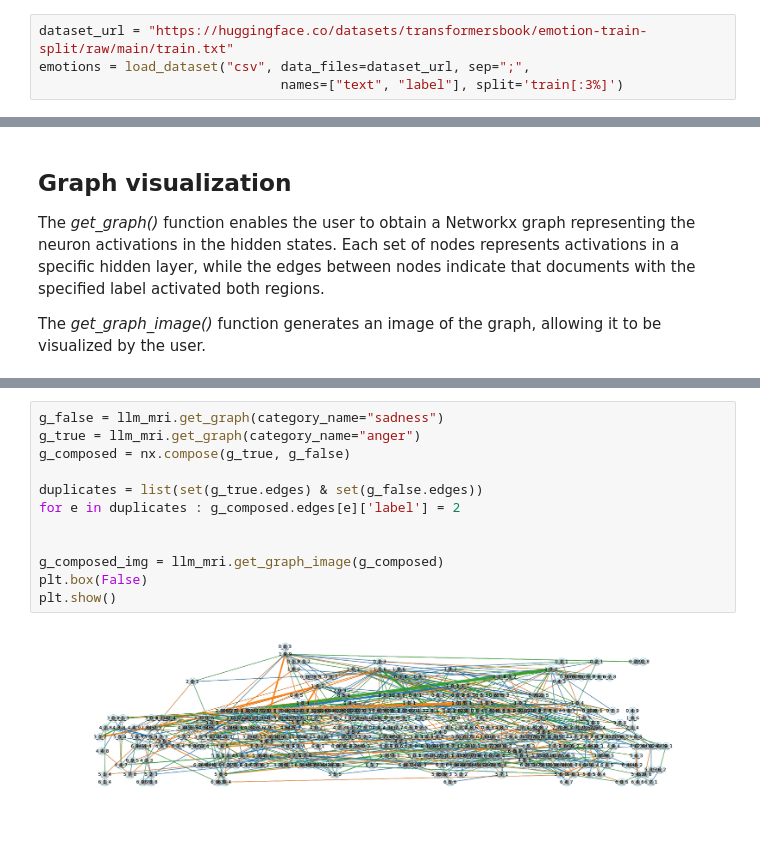
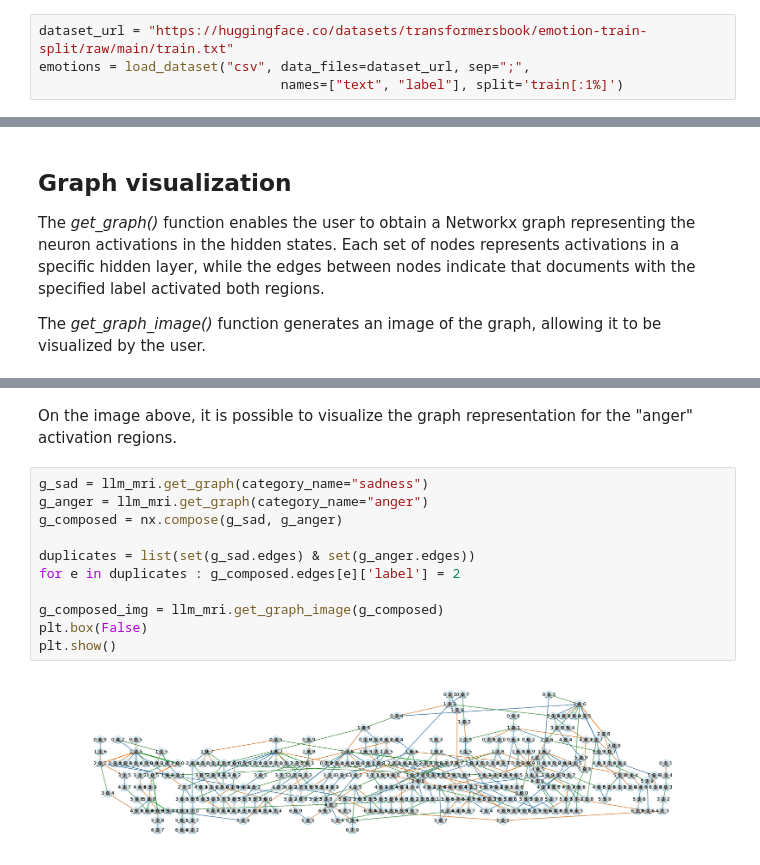
Before and after one commit to explic-ai/LLM-MRI, a Jupyter notebook: examples/Emotions.ipynb, the cells around one changed output, grey strips where cells are left out. Saved outputs shown, nothing was run; the diff lists cells and outputs as text; blank space fills up the shorter version.

```diff
--- a/examples/Emotions.ipynb
+++ b/examples/Emotions.ipynb
@@ -17,7 +17,7 @@ Loading Emotions Dataset from Hugging Face hub
 # %%
 dataset_url = "https://huggingface.co/datasets/transformersbook/emotion-train-split/raw/main/train.txt"
 emotions = load_dataset("csv", data_files=dataset_url, sep=";",
-                               names=["text", "label"], split='train[:3%]')
+                               names=["text", "label"], split='train[:1%]')
 # %% [markdown]
 As the "Emotions" Dataset did not contain the "label" category, it is necessary to get the labels and turn into 'ClassLabel' type.
 # %%
@@ -91,14 +119,15 @@ plt.show()
+# %% [markdown]
+On the image above, it is possible to visualize the graph representation for the "anger" activation regions.
 # %%
-g_false = llm_mri.get_graph(category_name="sadness")
-g_true = llm_mri.get_graph(category_name="anger")
-g_composed = nx.compose(g_true, g_false)
+g_sad = llm_mri.get_graph(category_name="sadness")
+g_anger = llm_mri.get_graph(category_name="anger")
+g_composed = nx.compose(g_sad, g_anger)
 
-duplicates = list(set(g_true.edges) & set(g_false.edges))
+duplicates = list(set(g_sad.edges) & set(g_anger.edges))
 for e in duplicates : g_composed.edges[e]['label'] = 2
-
 
 g_composed_img = llm_mri.get_graph_image(g_composed)
 plt.box(False)
 plt.show()
 # %% [output]
-[figure, old version]
+[figure, new version]
```
Also changed, not shown: parts of 14 cells of this notebook, 1 other file.
